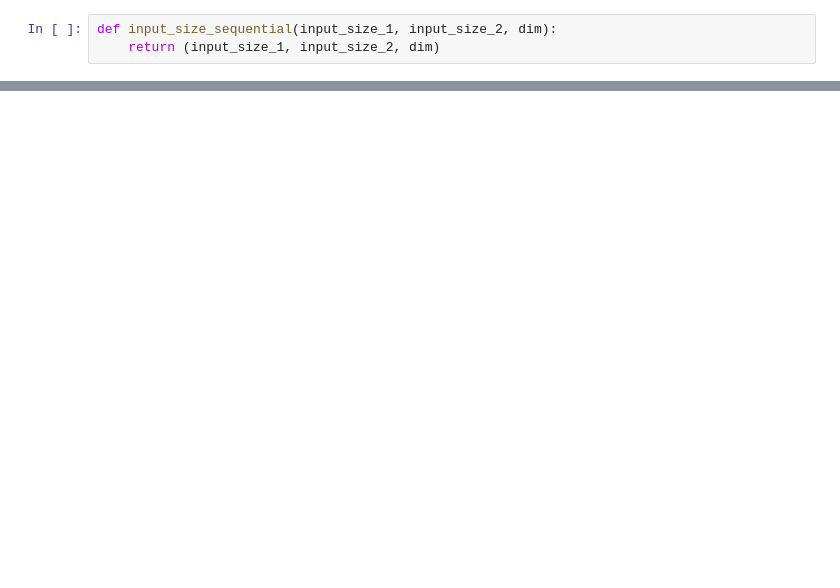
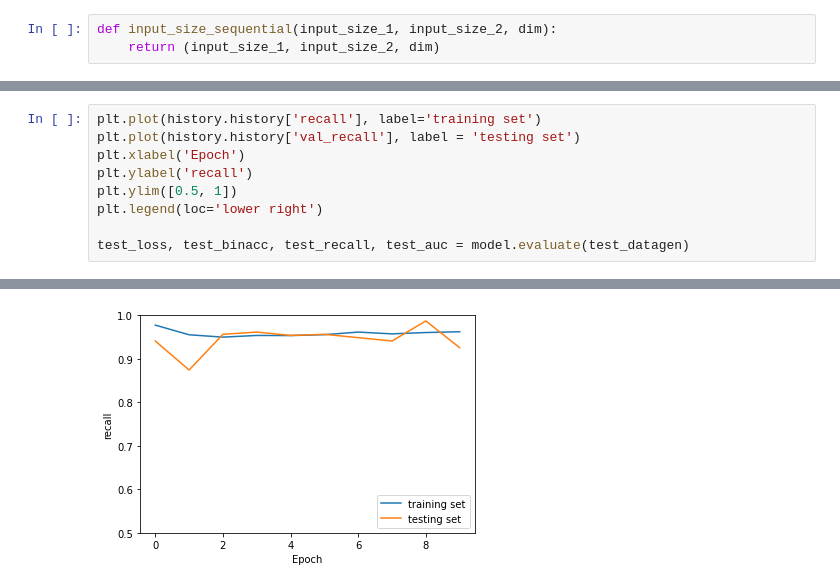
Before and after one commit to leersmathieu/pneumonia-detector, a Jupyter notebook: pneumonia_modeling.ipynb, the cells around one changed output, grey strips where cells are left out. Cells and saved outputs as stored; diff of their text form; blank space fills up the shorter version.

```diff
--- a/pneumonia_modeling.ipynb
+++ b/pneumonia_modeling.ipynb
@@ -200,0 +238,10 @@ test_loss, test_acc = model.evaluate(test_datagen, verbose=2)
+# %%
+plt.plot(history.history['recall'], label='training set')
+plt.plot(history.history['val_recall'], label = 'testing set')
+plt.xlabel('Epoch')
+plt.ylabel('recall')
+plt.ylim([0.5, 1])
+plt.legend(loc='lower right')
+
+test_loss, test_binacc, test_recall, test_auc = model.evaluate(test_datagen)
+# %% [output]
@@ -200,0 +249 @@ test_loss, test_acc = model.evaluate(test_datagen, verbose=2)
+[figure, added]
```
Also changed, not shown: parts of 25 cells of this notebook, 4 other files.
